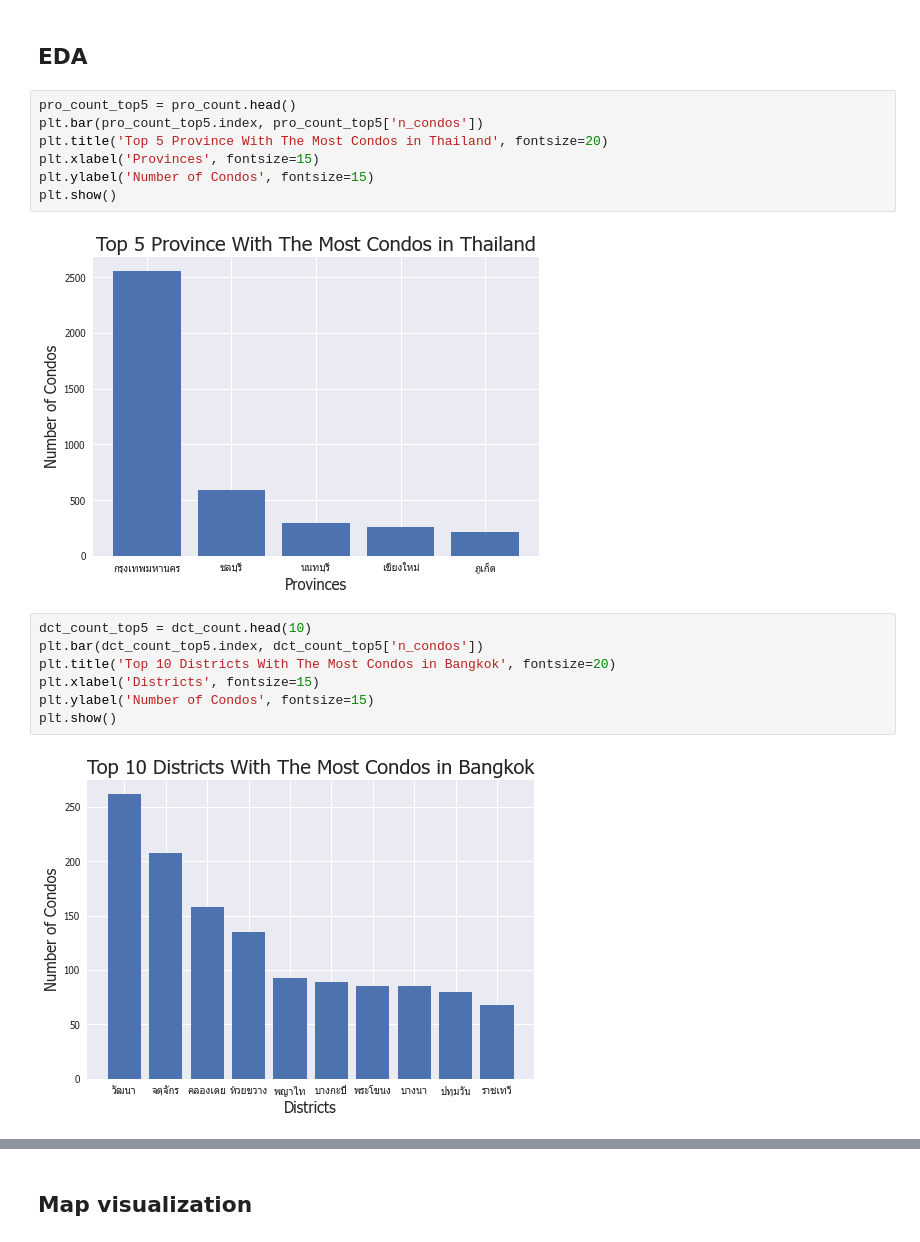
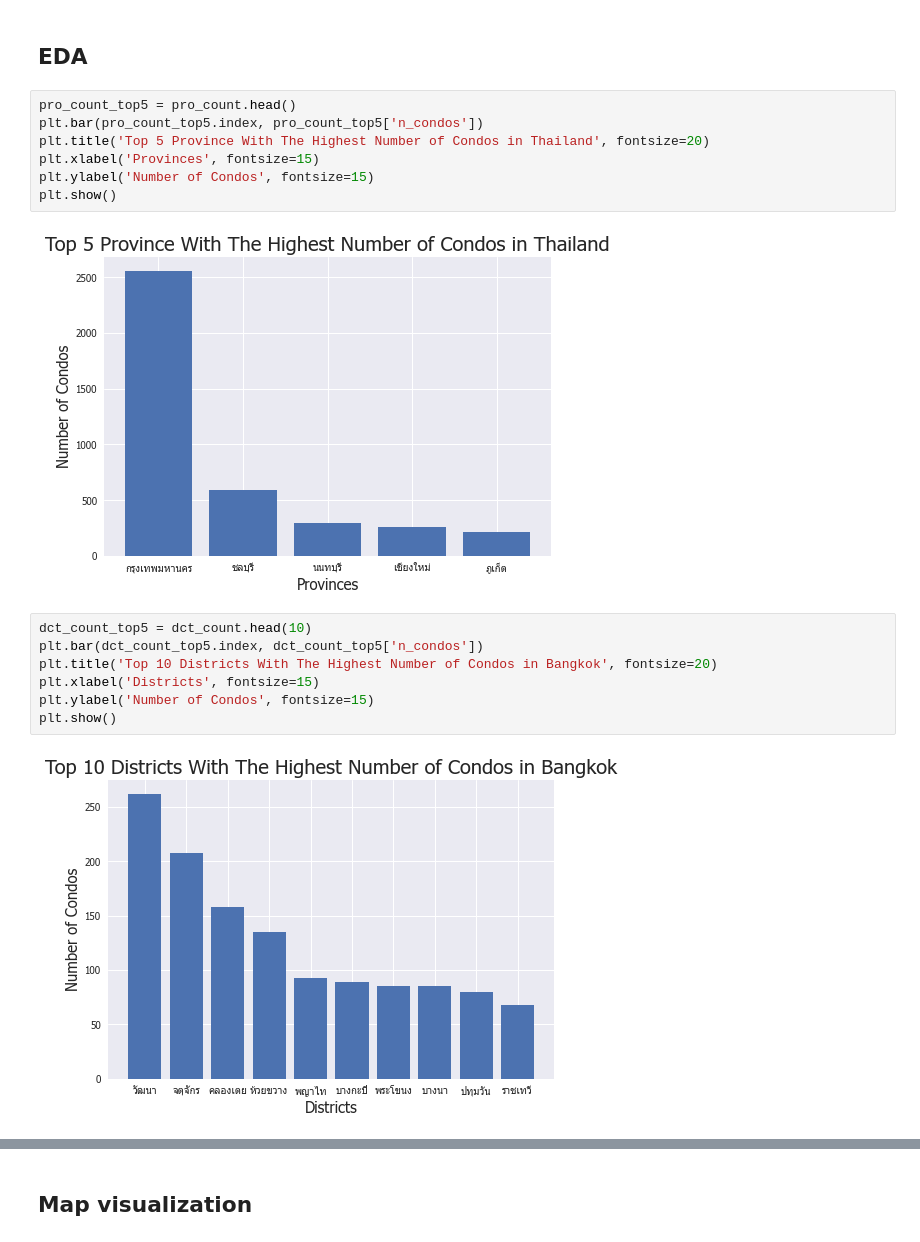
Before and after one commit to terjirapat/DADS5001-Project, a Jupyter notebook: project.ipynb, the cells around one changed output, grey strips where cells are left out. Saved outputs shown, nothing was run; the diff lists cells and outputs as text.

```diff
--- a/project.ipynb
+++ b/project.ipynb
@@ -343,21 +343,21 @@ subdct_mean = df_new.groupby('subdistrict_name_th').apply('mean')
 # %%
 pro_count_top5 = pro_count.head()
 plt.bar(pro_count_top5.index, pro_count_top5['n_condos'])
-plt.title('Top 5 Province With The Most Condos in Thailand', fontsize=20)
+plt.title('Top 5 Province With The Highest Number of Condos in Thailand', fontsize=20)
 plt.xlabel('Provinces', fontsize=15)
 plt.ylabel('Number of Condos', fontsize=15)
 plt.show()
 # %% [output]
-[figure, old version]
+[figure, new version]
 # %%
 dct_count_top5 = dct_count.head(10)
 plt.bar(dct_count_top5.index, dct_count_top5['n_condos'])
-plt.title('Top 10 Districts With The Most Condos in Bangkok', fontsize=20)
+plt.title('Top 10 Districts With The Highest Number of Condos in Bangkok', fontsize=20)
 plt.xlabel('Districts', fontsize=15)
 plt.ylabel('Number of Condos', fontsize=15)
 plt.show()
 # %% [output]
-[figure, old version]
+[figure, new version]
 # %%
 subdct_count_top5 = subdct_count.head(10)
 plt.bar(subdct_count_top5.index, subdct_count_top5['n_condos'])
```
Also changed, not shown: parts of 13 cells of this notebook, 1 other file.
